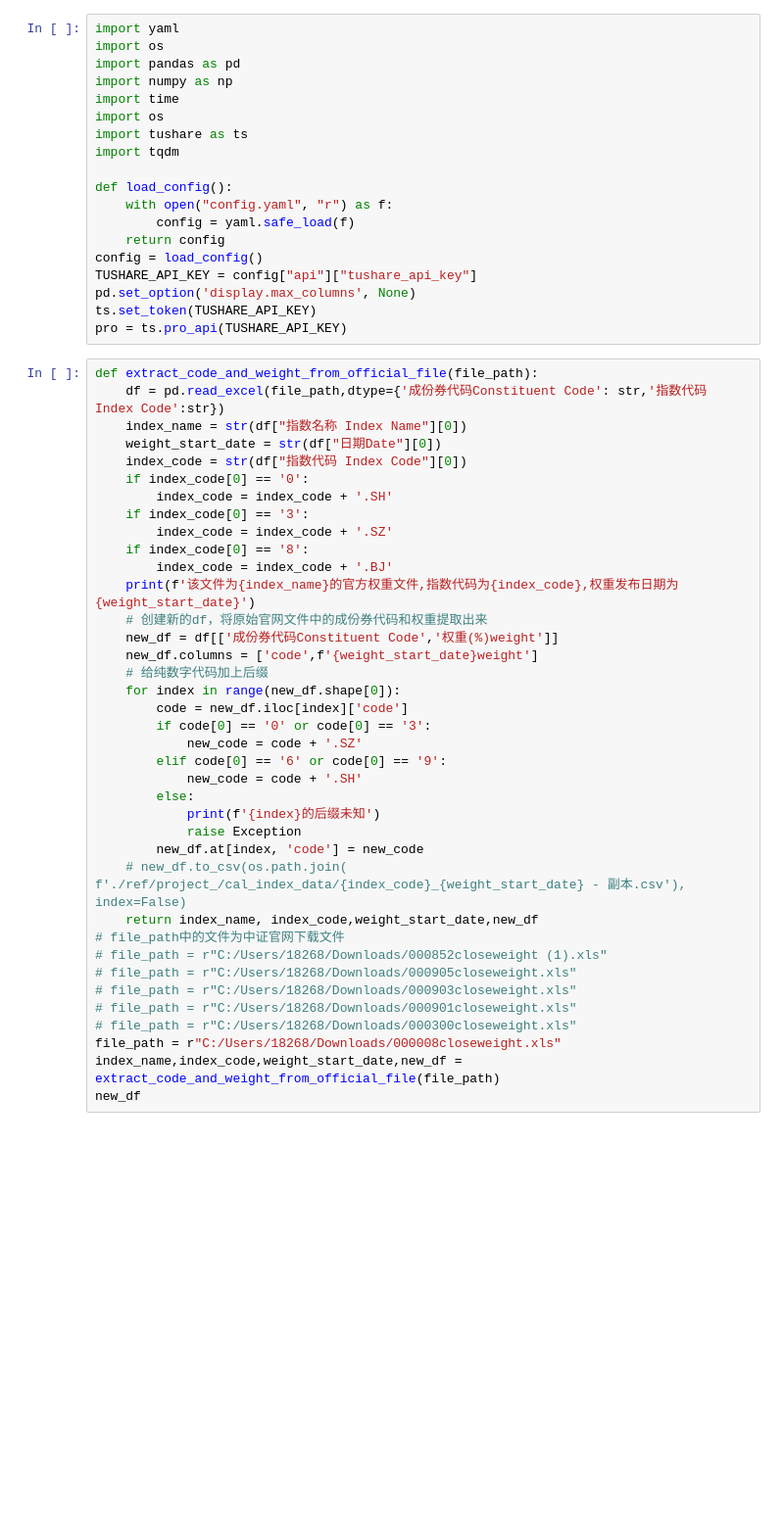
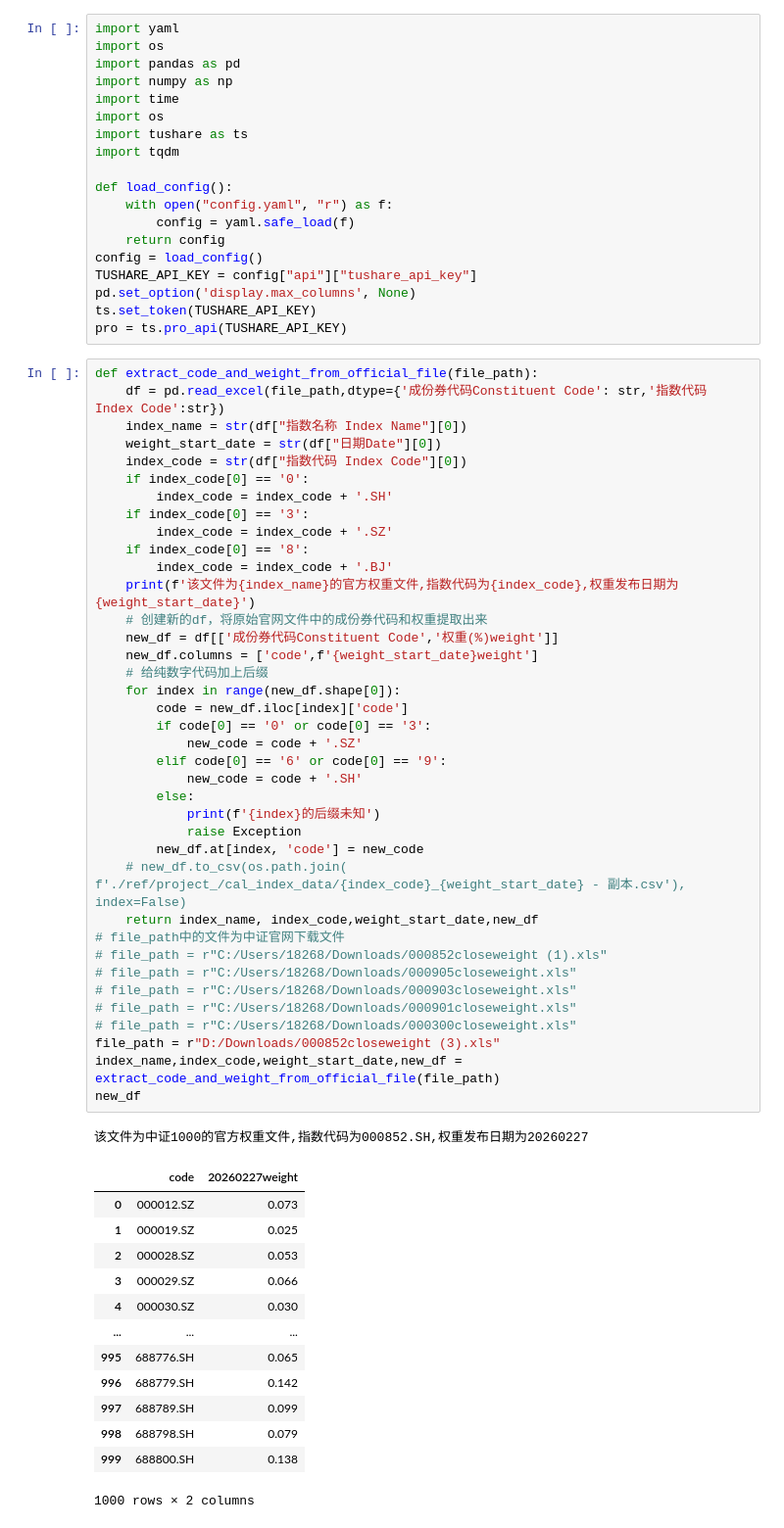
Before and after one commit to iHateGetName/realtime_index-simulation_trading_acount, a Jupyter notebook: 给官方权重添加收盘价.ipynb, the cells around one changed output. Shown at 98% size. Saved outputs shown, nothing was run; the diff lists cells and outputs as text; blank space fills up the shorter version.

```diff
--- a/给官方权重添加收盘价.ipynb
+++ b/给官方权重添加收盘价.ipynb
@@ -27,34 +27,49 @@ def extract_code_and_weight_from_official_file(file_path):
         index_code = index_code + '.SH'
     if index_code[0] == '3':
         index_code = index_code + '.SZ'
     if index_code[0] == '8':
         index_code = index_code + '.BJ'
     print(f'该文件为{index_name}的官方权重文件,指数代码为{index_code},权重发布日期为{weight_start_date}')
     # 创建新的df，将原始官网文件中的成份券代码和权重提取出来
     new_df = df[['成份券代码Constituent Code','权重(%)weight']]
     new_df.columns = ['code',f'{weight_start_date}weight']
     # 给纯数字代码加上后缀
     for index in range(new_df.shape[0]):
         code = new_df.iloc[index]['code']
         if code[0] == '0' or code[0] == '3':
             new_code = code + '.SZ'
         elif code[0] == '6' or code[0] == '9':
             new_code = code + '.SH'
         else:
             print(f'{index}的后缀未知')
             raise Exception
         new_df.at[index, 'code'] = new_code
     # new_df.to_csv(os.path.join( f'./ref/project_/cal_index_data/{index_code}_{weight_start_date} - 副本.csv'), index=False)
     return index_name, index_code,weight_start_date,new_df
 # file_path中的文件为中证官网下载文件
 # file_path = r"C:/Users/18268/Downloads/000852closeweight (1).xls"
 # file_path = r"C:/Users/18268/Downloads/000905closeweight.xls"
 # file_path = r"C:/Users/18268/Downloads/000903closeweight.xls"
 # file_path = r"C:/Users/18268/Downloads/000901closeweight.xls"
 # file_path = r"C:/Users/18268/Downloads/000300closeweight.xls"
-file_path = r"C:/Users/18268/Downloads/000008closeweight.xls"
+file_path = r"D:/Downloads/000852closeweight (3).xls"
 index_name,index_code,weight_start_date,new_df = extract_code_and_weight_from_official_file(file_path)
 new_df
+# %% [output]
+该文件为中证1000的官方权重文件,指数代码为000852.SH,权重发布日期为20260227
+|  | code | 20260227weight |
+| 0 | 000012.SZ | 0.073 |
+| 1 | 000019.SZ | 0.025 |
+| 2 | 000028.SZ | 0.053 |
+| 3 | 000029.SZ | 0.066 |
+| 4 | 000030.SZ | 0.030 |
+| ... | ... | ... |
+| 995 | 688776.SH | 0.065 |
+| 996 | 688779.SH | 0.142 |
+| 997 | 688789.SH | 0.099 |
+| 998 | 688798.SH | 0.079 |
+| 999 | 688800.SH | 0.138 |
+1000 rows × 2 columns
 # %%
 # 批量添加收盘价
 # 有些日期不交易，获取前一个交易日
```
Also changed, not shown: parts of 1 cell of this notebook, 5 other files.
